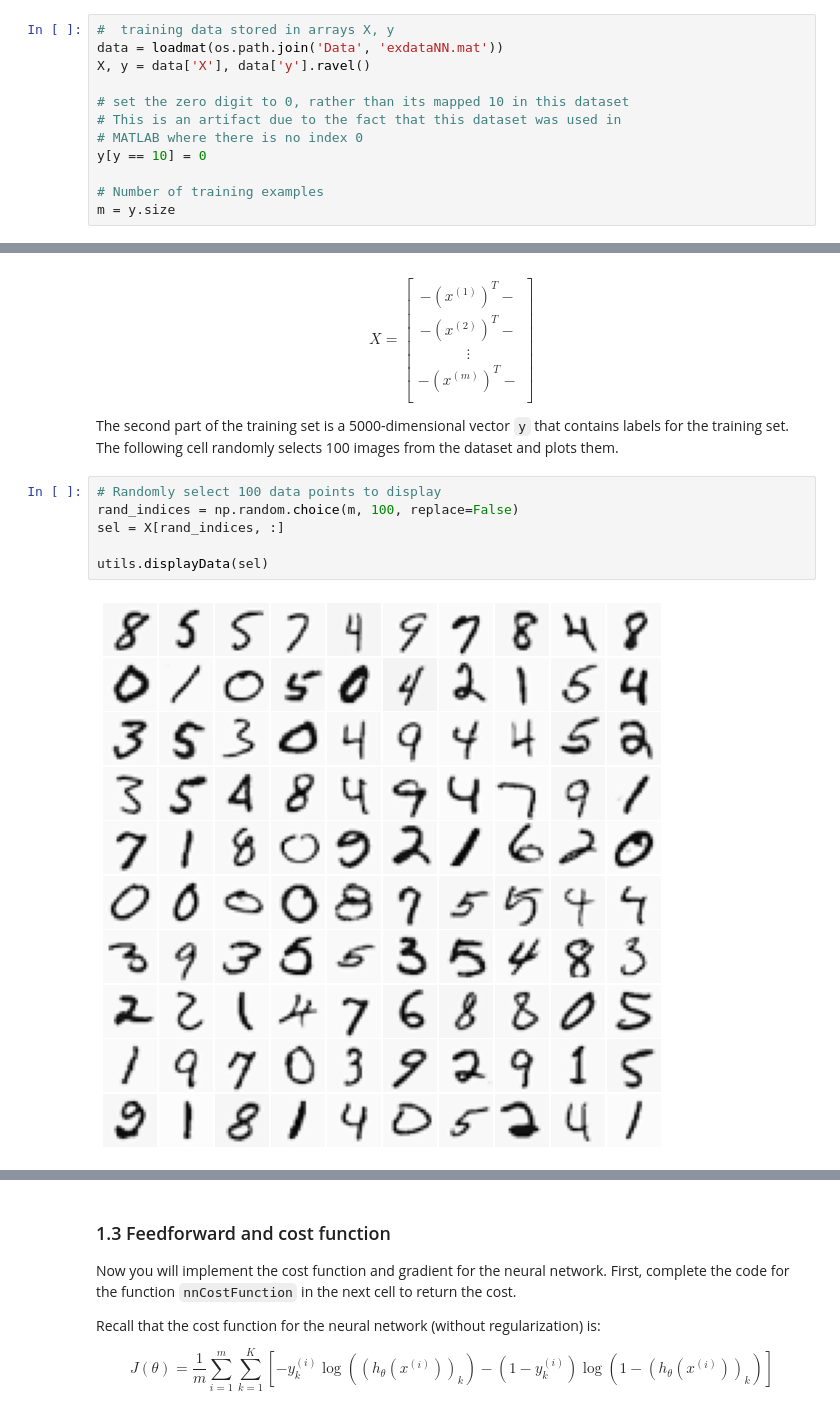
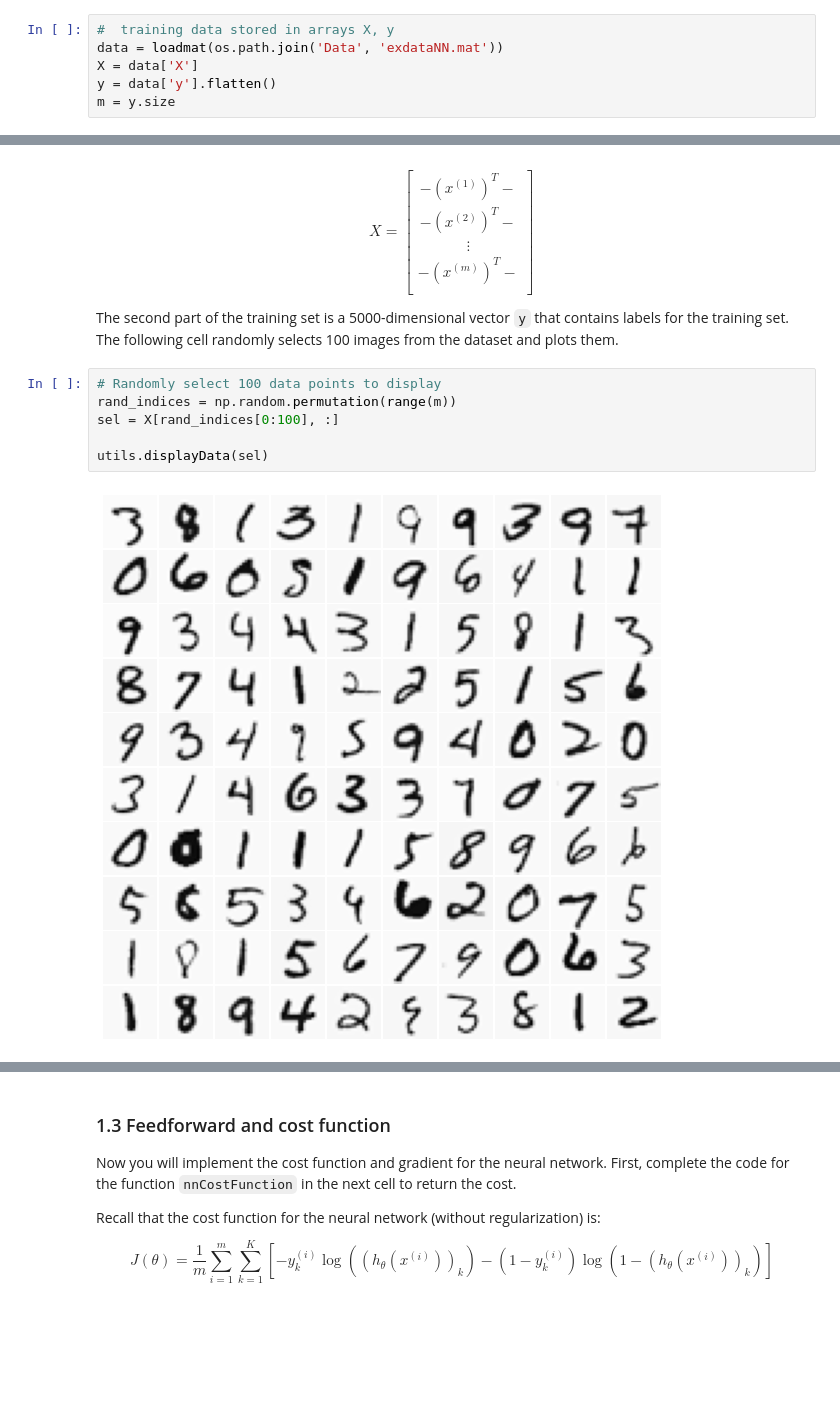
Before and after one commit to faiqali1/Machine-Learning-Labs, a Jupyter notebook: Lab 2/exerciseNN.ipynb, the cells around one changed output, grey strips where cells are left out. Saved outputs shown, nothing was run; the diff lists cells and outputs as text; blank space fills up the shorter version.

```diff
--- a/Lab 2/exerciseNN.ipynb
+++ b/Lab 2/exerciseNN.ipynb
@@ -39,14 +39,8 @@ We start the exercise by first loading the dataset.
 # %%
 #  training data stored in arrays X, y
 data = loadmat(os.path.join('Data', 'exdataNN.mat'))
-X, y = data['X'], data['y'].ravel()
-
-# set the zero digit to 0, rather than its mapped 10 in this dataset
-# This is an artifact due to the fact that this dataset was used in
-# MATLAB where there is no index 0
-y[y == 10] = 0
-
-# Number of training examples
+X = data['X']
+y = data['y'].flatten()
 m = y.size
 # %% [markdown]
 ### 1.1 Visualizing the data
@@ -67,12 +61,12 @@ The second part of the training set is a 5000-dimensional vector `y` that contai
 The following cell randomly selects 100 images from the dataset and plots them.
 # %%
 # Randomly select 100 data points to display
-rand_indices = np.random.choice(m, 100, replace=False)
-sel = X[rand_indices, :]
+rand_indices = np.random.permutation(range(m))
+sel = X[rand_indices[0:100], :]
 
 utils.displayData(sel)
 # %% [output]
-[figure, old version]
+[figure, new version]
 # %% [markdown]
 ### 1.2 Model representation
 
```
Also changed, not shown: parts of 12 cells of this notebook.
